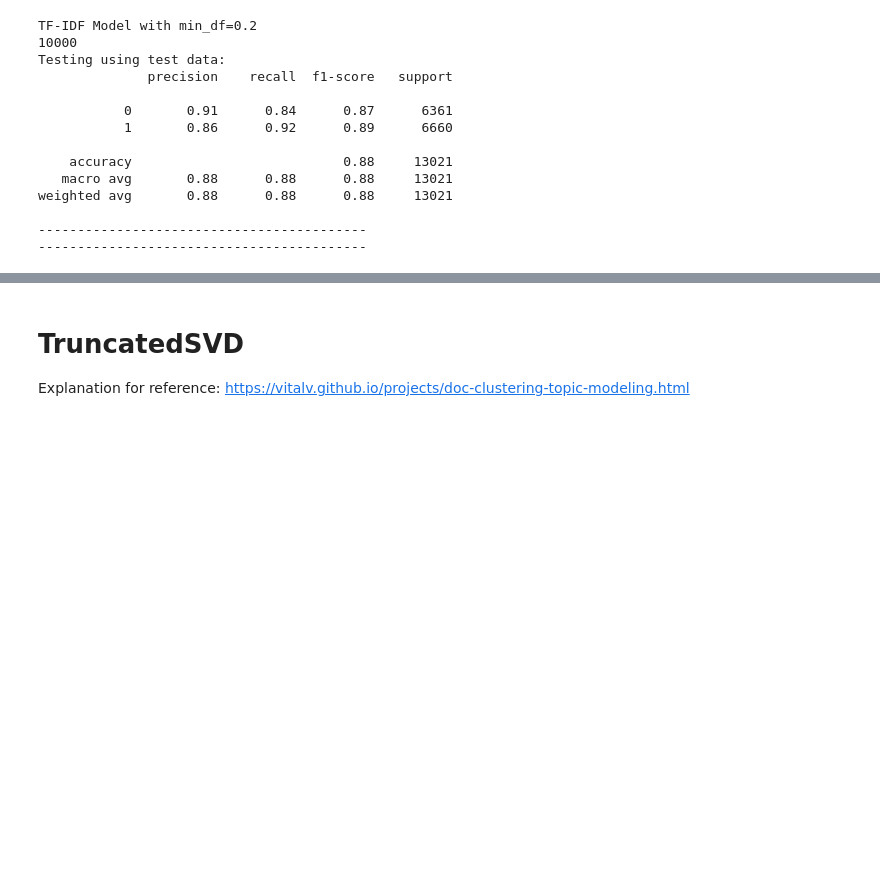
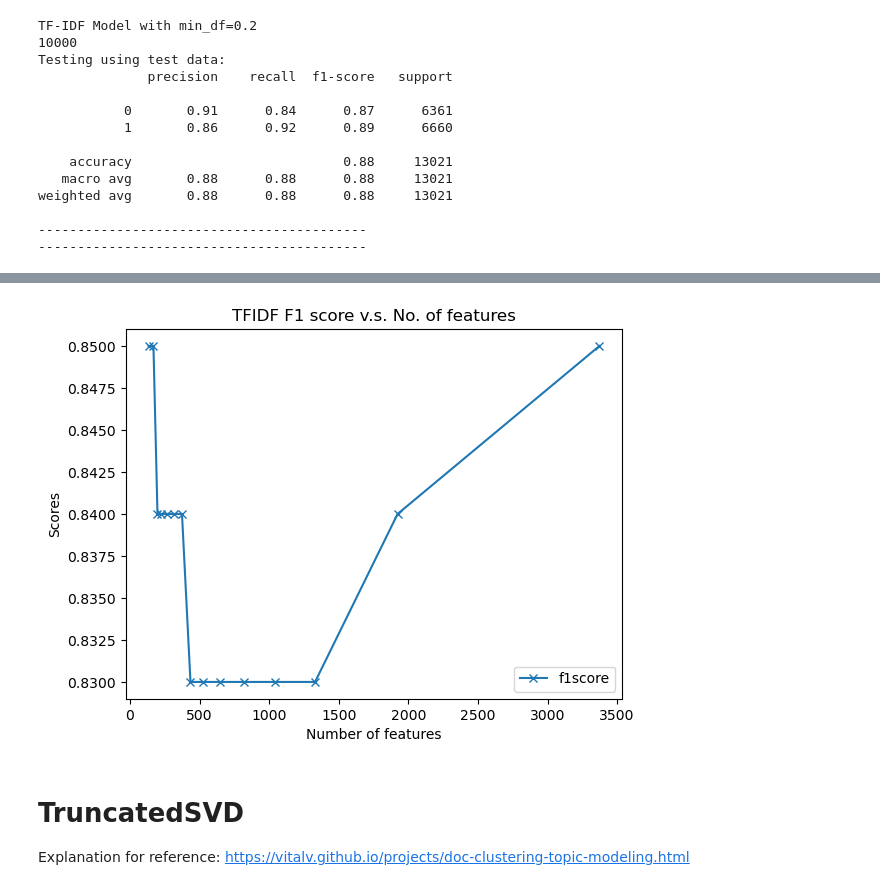
Before and after one commit to joshuawong96/Fake-News-Detection, a Jupyter notebook: Analysis/3. Base Modelling & Feature Selection.ipynb, the cells around one changed output, grey strips where cells are left out. Cells and saved outputs as stored; diff of their text form; code cells hidden in the pictures; blank space fills up the shorter version.

```diff
--- a/Analysis/3. Base Modelling & Feature Selection.ipynb
+++ b/Analysis/3. Base Modelling & Feature Selection.ipynb
@@ -684,3 +947,14 @@ weighted avg       0.88      0.88      0.88     13021
+# %%
+plt.plot(tfidf_numfeatures[1:], tfidf_f1score[1:], label = "f1score", marker='x')
+# plt.plot(tfidf_numfeatures[1:], tfidf_precision[1:], label = "precision", marker='o')
+# plt.plot(tfidf_numfeatures[1:], tfidf_recall[1:], label = "recall", marker='^')
+plt.title('TFIDF F1 score v.s. No. of features')
+plt.xlabel('Number of features')
+plt.ylabel('Scores')
+plt.legend()
+plt.show()
+# %% [output]
+[figure, added]
 # %% [markdown]
 # TruncatedSVD
 
```
Also changed, not shown: parts of 25 cells of this notebook.
